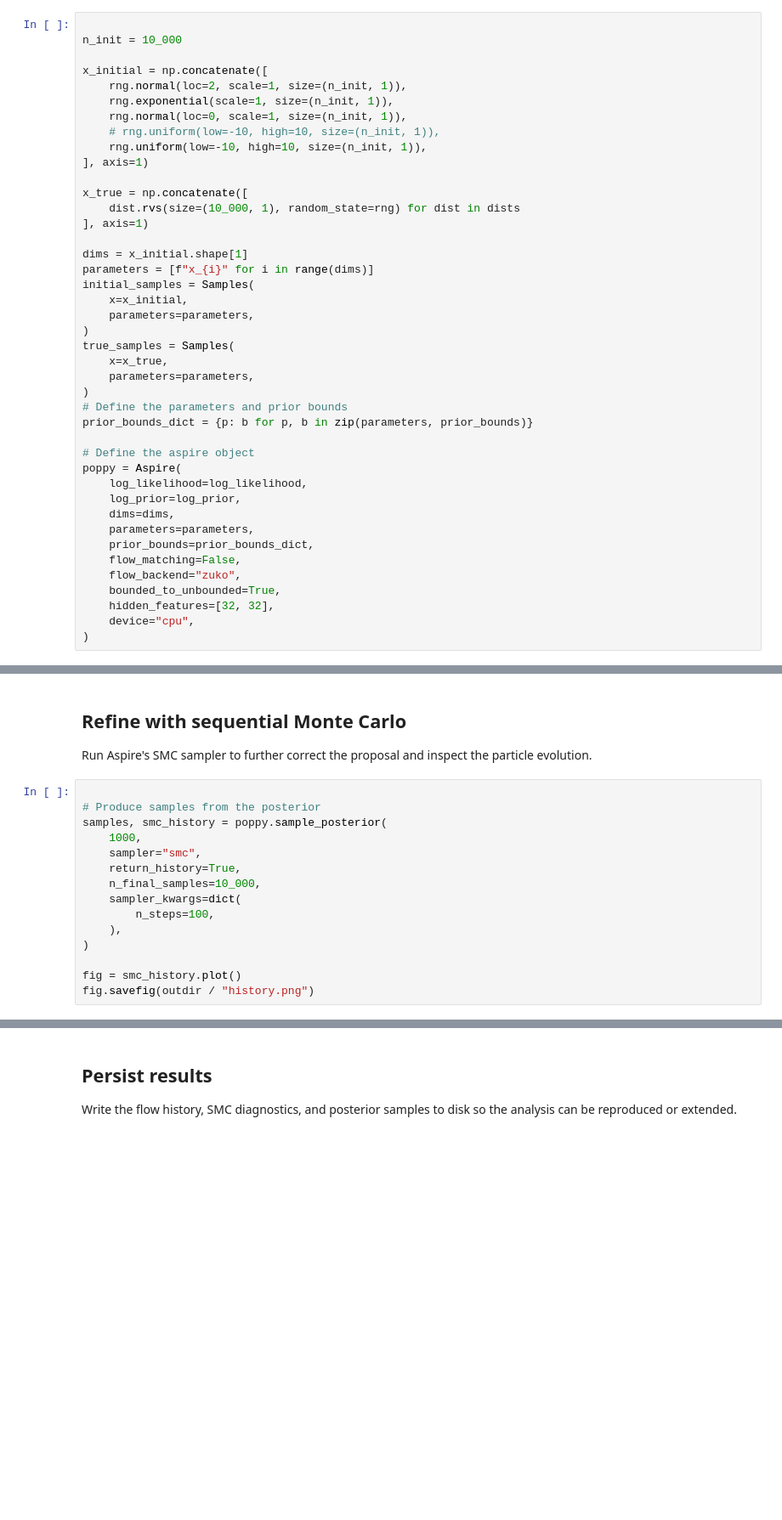
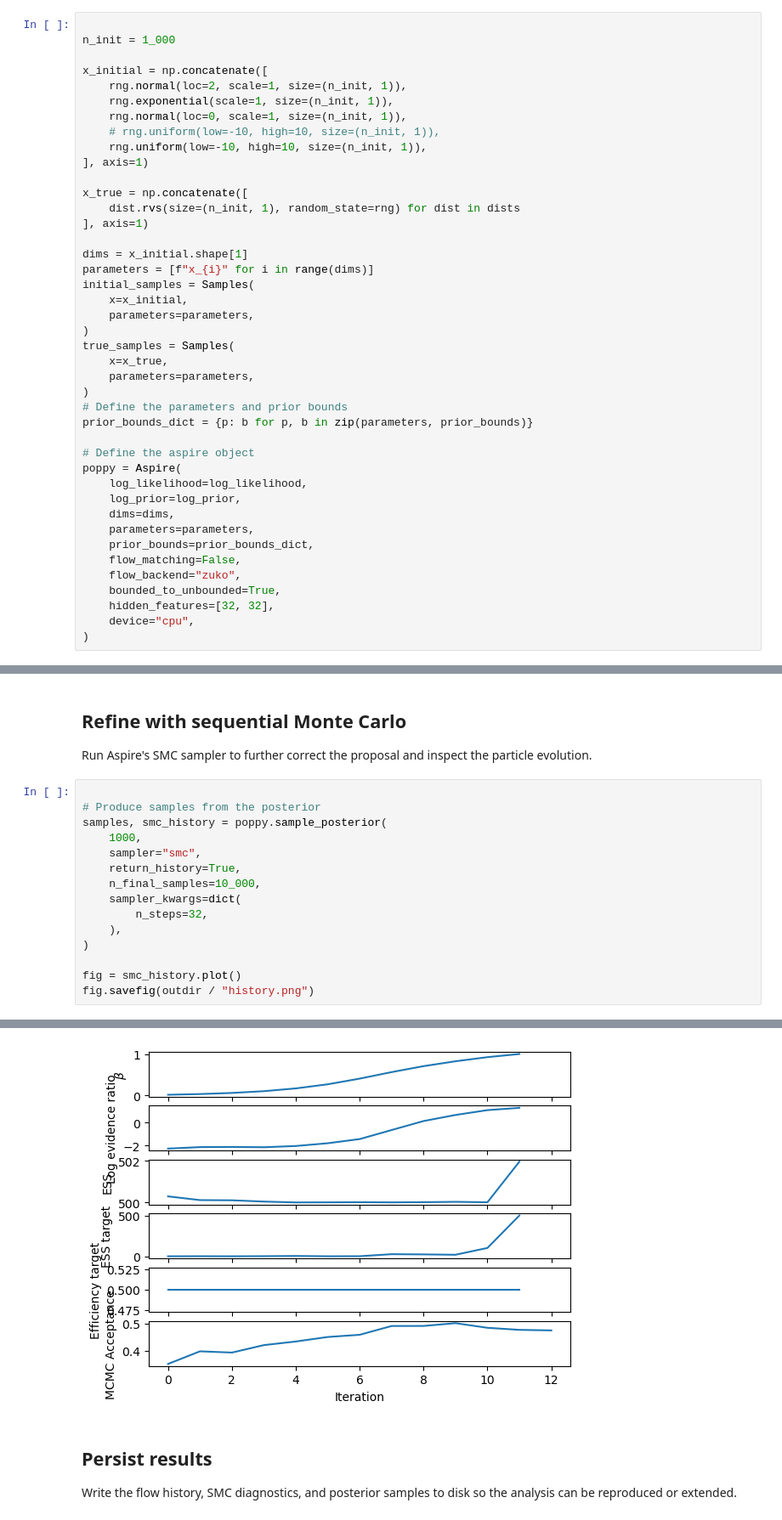
Before and after one commit to mj-will/aspire-analyses, a Jupyter notebook: toy_examples/biased_initial_samples.ipynb, the cells around one changed output, grey strips where cells are left out. Shown at 85% size. Drawn from its saved outputs; the diff is of its cells as text; blank space fills up the shorter version.

```diff
--- a/toy_examples/biased_initial_samples.ipynb
+++ b/toy_examples/biased_initial_samples.ipynb
@@ -73,7 +75,7 @@ the true distribution, then instantiate the `Aspire` object that will learn a
 correcting flow.
 # %%
 
-n_init = 10_000
+n_init = 1_000
 
 x_initial = np.concatenate([
     rng.normal(loc=2, scale=1, size=(n_init, 1)),
@@ -84,7 +86,7 @@ x_initial = np.concatenate([
 ], axis=1)
 
 x_true = np.concatenate([
-    dist.rvs(size=(10_000, 1), random_state=rng) for dist in dists
+    dist.rvs(size=(n_init, 1), random_state=rng) for dist in dists
 ], axis=1)
 
 dims = x_initial.shape[1]
@@ -167,9 +203,10 @@ samples, smc_history = poppy.sample_posterior(
     return_history=True,
     n_final_samples=10_000,
     sampler_kwargs=dict(
-        n_steps=100,
+        n_steps=32,
     ),
 )
 
 fig = smc_history.plot()
 fig.savefig(outdir / "history.png")
+# %% [output]
@@ -176,3 +230,4 @@ fig.savefig(outdir / "history.png")
+[figure, added]
 # %% [markdown]
 ## Persist results
 Write the flow history, SMC diagnostics, and posterior samples to disk so the
```
Also changed, not shown: parts of 5 cells of this notebook.
